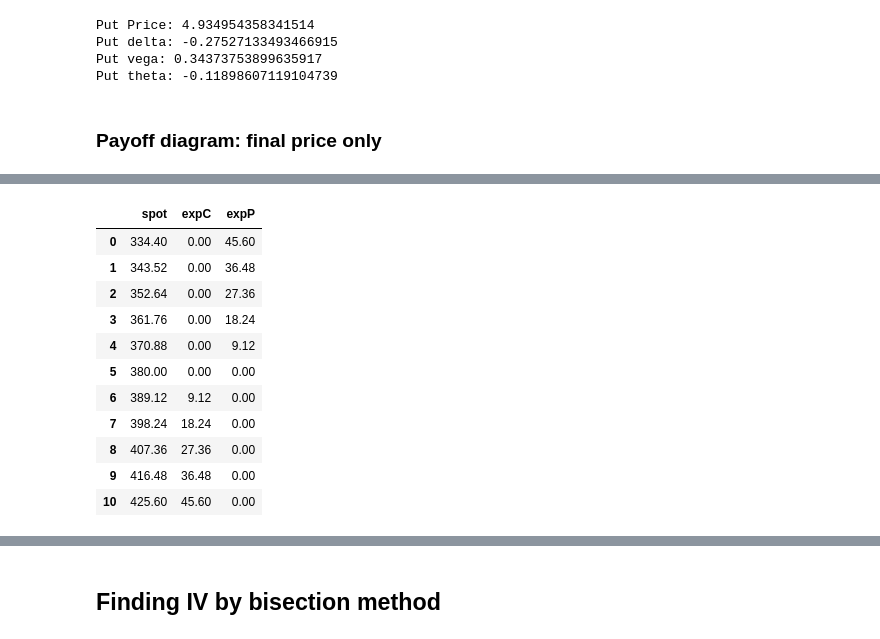
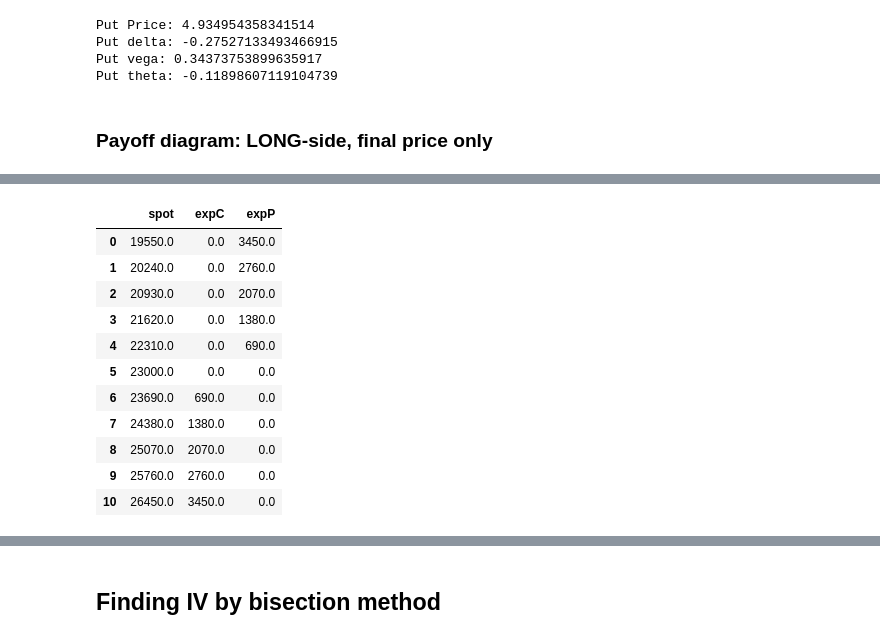
Before and after one commit to willbillionquant/bsoption, a Jupyter notebook: bsmodel-basic.ipynb, the cells around one changed output, grey strips where cells are left out. Saved outputs shown, nothing was run; the diff lists cells and outputs as text; code cells hidden in the pictures.

```diff
--- a/bsmodel-basic.ipynb
+++ b/bsmodel-basic.ipynb
@@ -60,28 +60,28 @@ Put delta: -0.27527133493466915
 Put vega: 0.34373753899635917
 Put theta: -0.11898607119104739
 # %% [markdown]
-### Payoff diagram: final price only
+### Payoff diagram: LONG-side, final price only
 # %%
-stock3 = 420  # Underlying price
-strike3 = 380   # strike price
-tradedate3 = datetime(2022, 2, 16)
-expiry3 = datetime(2022, 3, 30)
+stock3 = 22000  # Underlying price
+strike3 = 23000   # strike price
+tradedate3 = datetime(2022, 6, 6)
+expiry3 = datetime(2022, 6, 30)
 numday3 = (expiry3 - tradedate3).days    # number of days to expiry
-sig3 = 24   # IV 24%
+sig3 = 30   # IV 24%
 
 BStest3 = BSModel(stock3, strike3, numday3, sig3/100)
-BStest3.getpayoff()
+BStest3.getpayoff(opside='LONG')
 # %% [output]
 [interactive output not drawn]
 |  | spot | expC | expP |
-| 0 | 334.40 | 0.00 | 45.60 |
-| 1 | 343.52 | 0.00 | 36.48 |
-| 2 | 352.64 | 0.00 | 27.36 |
-| 3 | 361.76 | 0.00 | 18.24 |
-| 4 | 370.88 | 0.00 | 9.12 |
-| 5 | 380.00 | 0.00 | 0.00 |
-| 6 | 389.12 | 9.12 | 0.00 |
-| 7 | 398.24 | 18.24 | 0.00 |
-| 8 | 407.36 | 27.36 | 0.00 |
-| 9 | 416.48 | 36.48 | 0.00 |
-| 10 | 425.60 | 45.60 | 0.00 |
+| 0 | 19550.0 | 0.0 | 3450.0 |
+| 1 | 20240.0 | 0.0 | 2760.0 |
+| 2 | 20930.0 | 0.0 | 2070.0 |
+| 3 | 21620.0 | 0.0 | 1380.0 |
+| 4 | 22310.0 | 0.0 | 690.0 |
+| 5 | 23000.0 | 0.0 | 0.0 |
+| 6 | 23690.0 | 690.0 | 0.0 |
+| 7 | 24380.0 | 1380.0 | 0.0 |
+| 8 | 25070.0 | 2070.0 | 0.0 |
+| 9 | 25760.0 | 2760.0 | 0.0 |
+| 10 | 26450.0 | 3450.0 | 0.0 |
```
Also changed, not shown: parts of 8 cells of this notebook.
